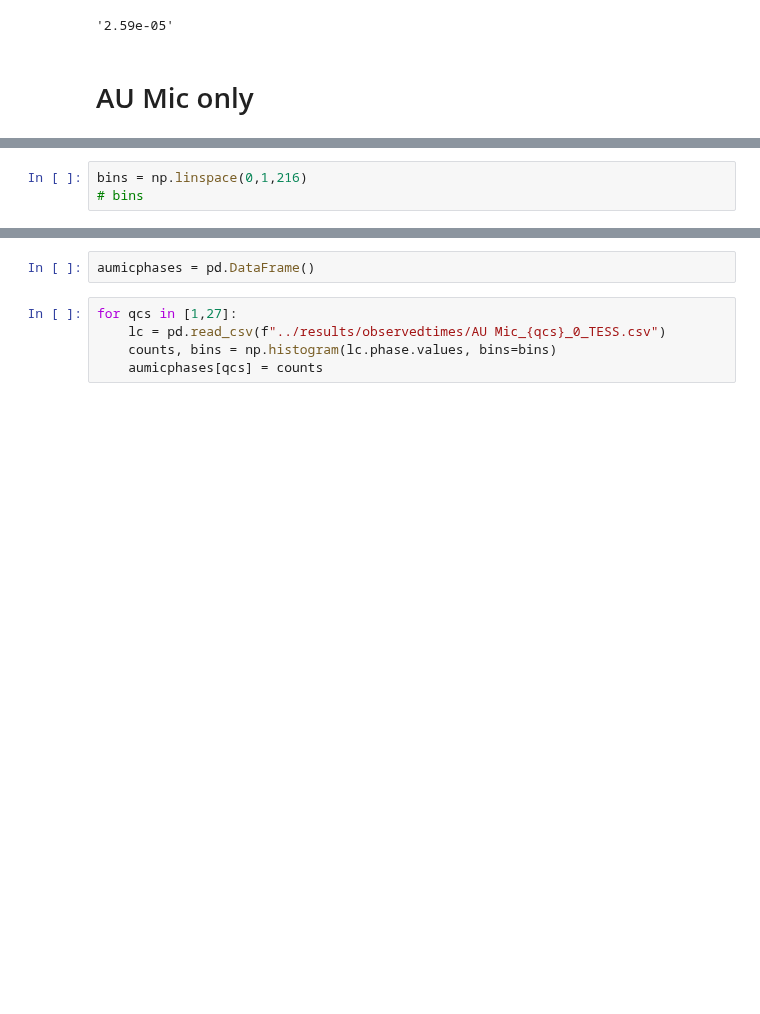
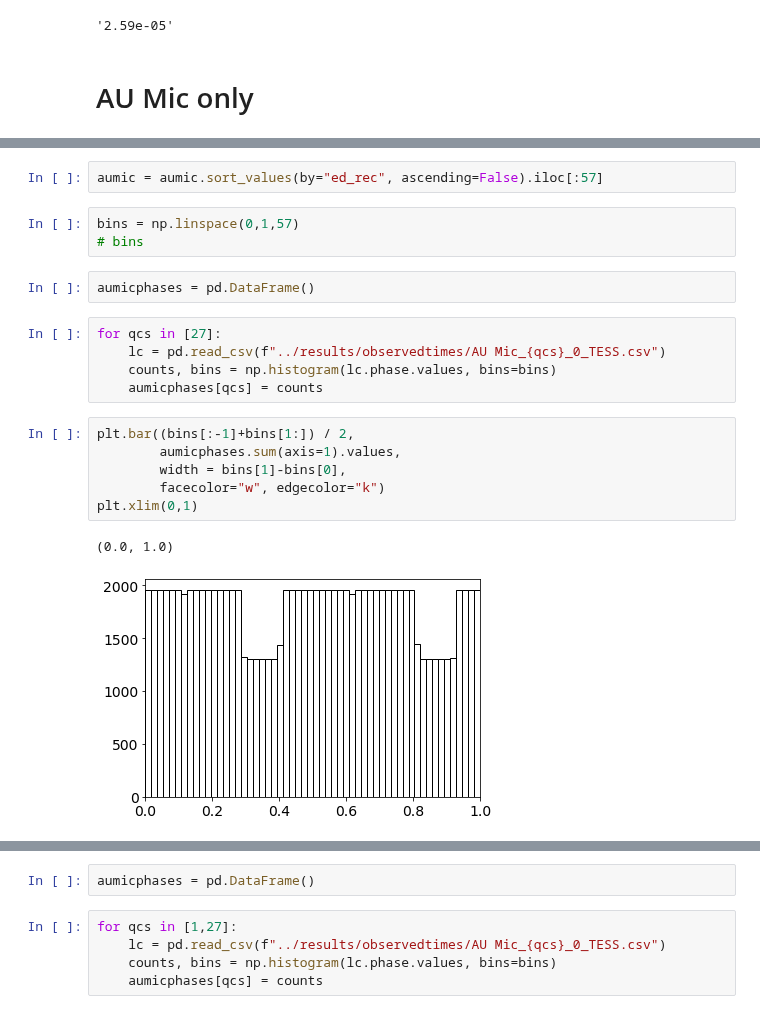
Before and after one commit to ekaterinailin/flaring-spi, a Jupyter notebook: notebooks/phase_coverage.ipynb, the cells around one changed output, grey strips where cells are left out. Saved outputs shown, nothing was run; the diff lists cells and outputs as text; blank space fills up the shorter version.

```diff
--- a/notebooks/phase_coverage.ipynb
+++ b/notebooks/phase_coverage.ipynb
@@ -110,3 +110,21 @@ aumic.shape
+# %%
+aumic = aumic.sort_values(by="ed_rec", ascending=False).iloc[:57]
 # %%
-bins = np.linspace(0,1,216)
+bins = np.linspace(0,1,57)
 # bins
+# %%
+aumicphases = pd.DataFrame()
+# %%
+for qcs in [27]:
+    lc = pd.read_csv(f"../results/observedtimes/AU Mic_{qcs}_0_TESS.csv")
+    counts, bins = np.histogram(lc.phase.values, bins=bins)
+    aumicphases[qcs] = counts
+# %%
+plt.bar((bins[:-1]+bins[1:]) / 2,
+        aumicphases.sum(axis=1).values,
+        width = bins[1]-bins[0],
+        facecolor="w", edgecolor="k")
+plt.xlim(0,1)
+# %% [output]
+(0.0, 1.0)
+[figure, added]
```
Also changed, not shown: parts of 23 cells of this notebook, 3 other files.
